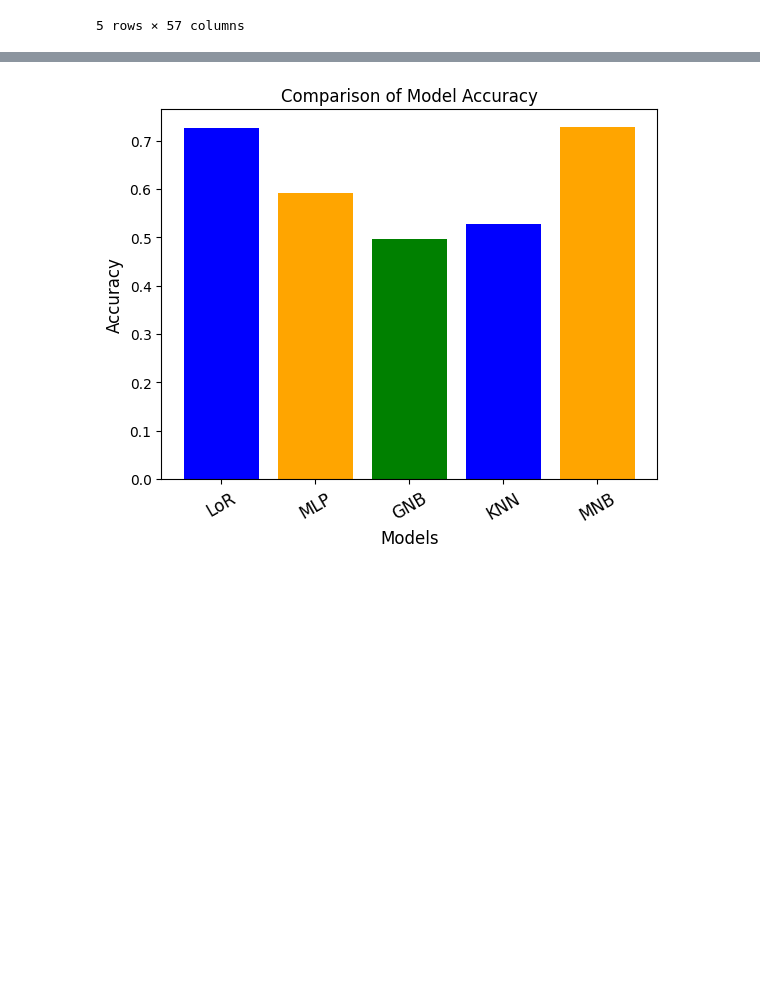
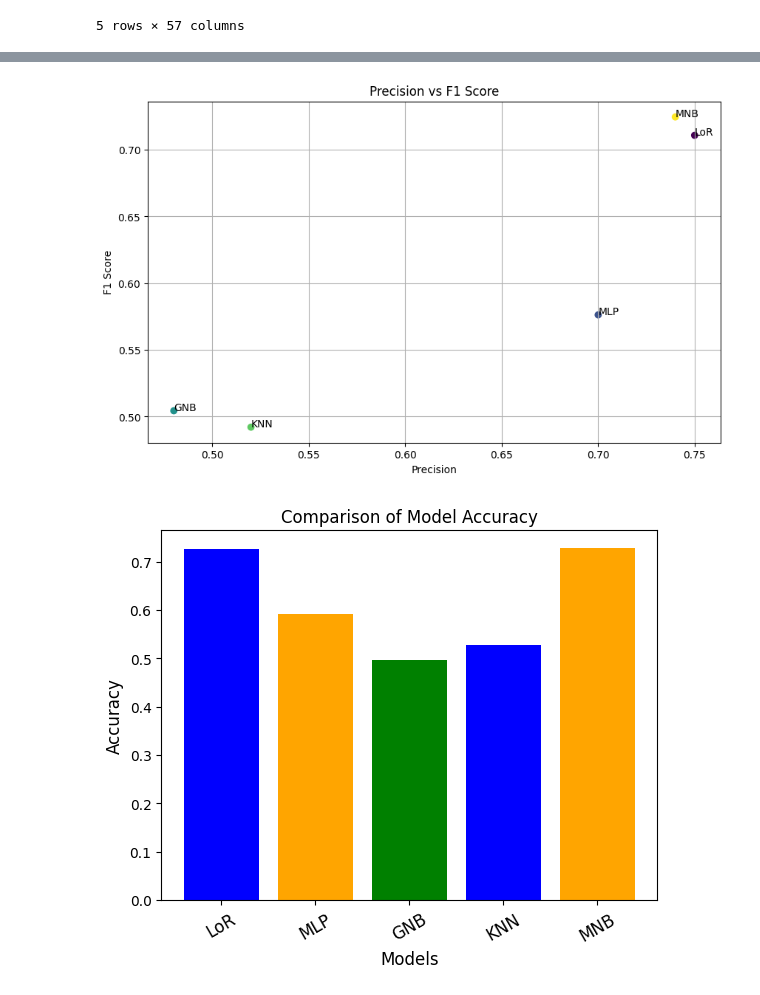
Before and after one commit to Muaz23-star/Engg2112-, a Jupyter notebook: Final_code.ipynb, the cells around one changed output, grey strips where cells are left out. Saved outputs shown, nothing was run; the diff lists cells and outputs as text; code cells hidden in the pictures; blank space fills up the shorter version.

```diff
--- a/Final_code.ipynb
+++ b/Final_code.ipynb
@@ -306,3 +310,22 @@ result
+# %%
+import matplotlib.pyplot as plt
+
+# Assuming you've calculated precision and added it to your results DataFrame
+result['Precision'] = [0.75, 0.70, 0.48, 0.52, 0.74]  # replace with your actual precision scores
+
+# Create the scatter plot
+plt.figure(figsize=(10, 6))
+plt.scatter(result['Precision'], result['F1'], c=result.index)
+for i in range(result.shape[0]):
+    plt.text(result['Precision'][i], result['F1'][i], result['Model'][i])
+
+plt.xlabel('Precision')
+plt.ylabel('F1 Score')
+plt.title('Precision vs F1 Score')
+plt.grid(True)
+plt.show()
+# %% [output]
+[figure, added]
 # %%
 import matplotlib.pyplot as plt
 
```
Also changed, not shown: parts of 2 cells of this notebook.
